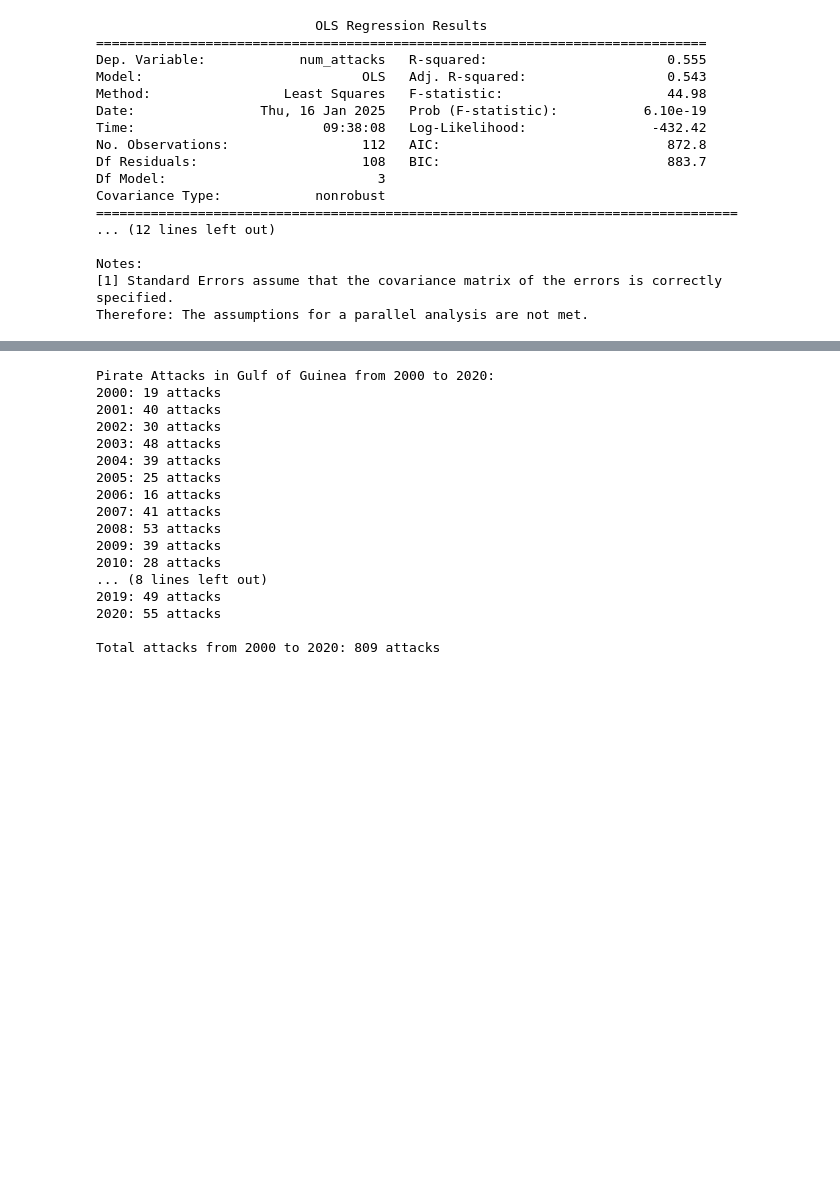
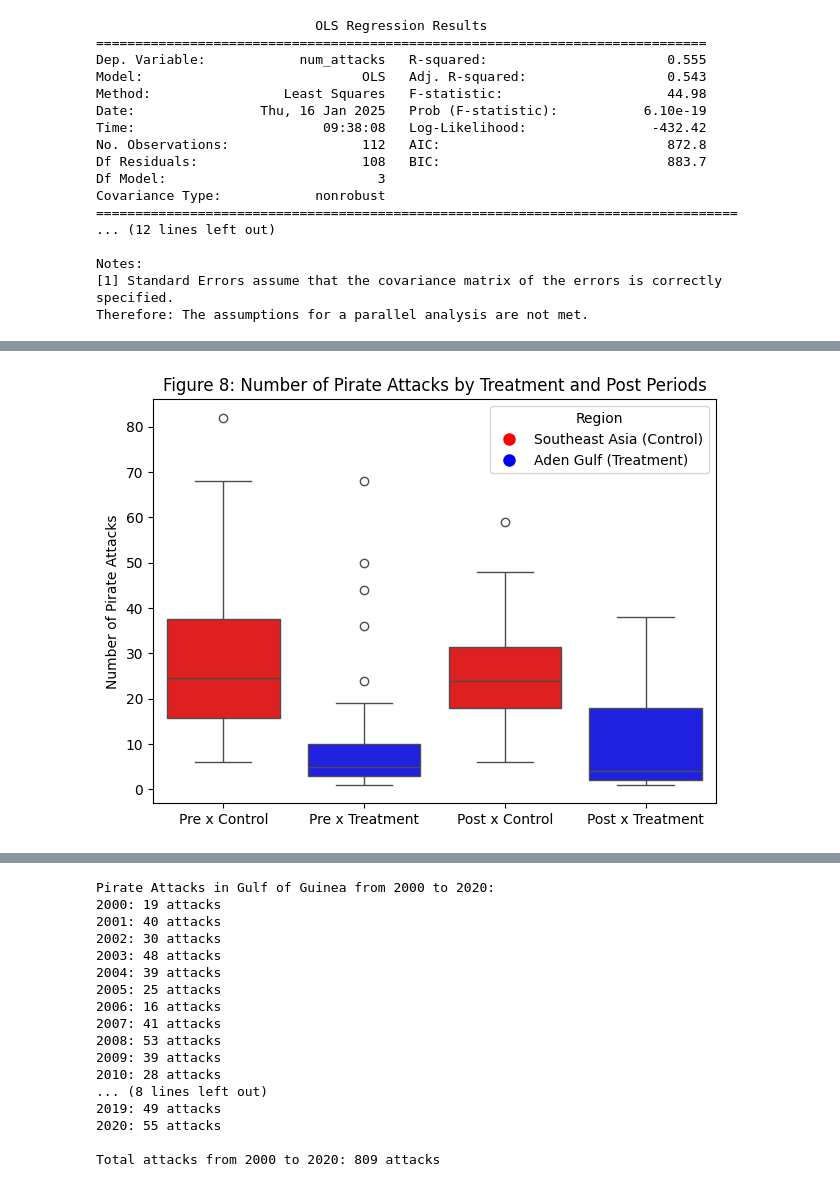
Before and after one commit to yuhengding1206/QM2-Group-Project-250120, a Jupyter notebook: QM2 group project.ipynb, the cells around one changed output, grey strips where cells are left out. Cells and saved outputs as stored; diff of their text form; code cells hidden in the pictures; blank space fills up the shorter version.

```diff
--- a/QM2 group project.ipynb
+++ b/QM2 group project.ipynb
@@ -685,0 +591,78 @@ Notes:
+# %%
+# Differences in differences analysis for Aden Gulf and Southeast Asia: (Completed)
+
+import pandas as pd
+import requests
+from io import StringIO
+import numpy as np
+import matplotlib.pyplot as plt
+import seaborn as sns
+from statsmodels.formula.api import ols
+
+# Load data
+url = 'https://github.com/newzealandpaul/Maritime-Pirate-Attacks/raw/main/data/csv/pirate_attacks.csv'
+response = requests.get(url)
+data = StringIO(response.text)
+df = pd.read_csv(data)
+
+# Ensure 'date' column is datetime
+df['date'] = pd.to_datetime(df['date'])
+
+# Filter data for the relevant time period
+start_date = '1993-01-01'
+end_date = '2020-12-31'  # Updated to include data until the end of 2020
+df = df[(df['date'] >= start_date) & (df['date'] <= end_date)]
+
+# Define treatment and control groups
+# Treatment group: Aden Gulf (Yemen and Somalia)
+# Control group: Southeast Asia (specific countries)
+df['treatment'] = np.where(df['nearest_country'].isin(['YEM', 'SOM', 'ERI', 'DJI']), 1,
+                            np.where(df['nearest_country'].isin(['PHL', 'VNM', 'KHM', 'THA', 'MYS', 'IDN', 'SGP']), 0, np.nan))
+
+# Remove rows where treatment is NaN (not in either group)
+df = df.dropna(subset=['treatment'])
+
+# Create quarter variable
+df['quarter'] = df['date'].dt.to_period('Q')  # Create period-based quarter
+agg_df = df.groupby(['quarter', 'treatment']).size().reset_index(name='num_attacks')
+
+# Convert 'quarter' to string for plotting
+agg_df['quarter'] = agg_df['quarter'].astype(str)
+
+# Create 'post' variable:
+agg_df['post'] = np.where((agg_df['quarter'] >= '2010Q1') & (agg_df['quarter'] <= '2020Q4'), 1, 0)
+agg_df['post_treatment'] = agg_df['post'] * agg_df['treatment']
+
+# Run DID regression
+did_model = ols('num_attacks ~ post + treatment + post_treatment', data=agg_df).fit()
+print(did_model.summary())
+
+# Visualize boxplot for pre and post periods by treatment group
+agg_df['category'] = agg_df['treatment'].astype(str) + agg_df['post'].astype(str)
+
+# Define colors for each group
+palette = {0: 'red', 1: 'blue'}  # Control group in red, Treatment group in blue
+
+# Use agg_df for the boxplot data
+sns.boxplot(x='category', y='num_attacks', hue='treatment', data=agg_df, palette=palette).set_xticklabels(
+    ['Pre x Control', 'Pre x Treatment', 'Post x Control', 'Post x Treatment']
+)
+
+plt.title('Figure 8: Number of Pirate Attacks by Treatment and Post Periods')
+plt.xlabel('')
+plt.ylabel('Number of Pirate Attacks')
+
+# Custom legend to match colors
+handles = [plt.Line2D([0], [0], marker='o', color='w', label='Southeast Asia (Control)',
+                       markerfacecolor='red', markersize=10),
+           plt.Line2D([0], [0], marker='o', color='w', label='Aden Gulf (Treatment)',
+                       markerfacecolor='blue', markersize=10)]
+plt.legend(handles=handles, title='Region')  # Use custom handles for the legend
+
+plt.tight_layout()
+plt.show()
+
+# The regression was using df instead of agg_df, which has 'post', 'treatment', 'post_treatment', and 'num_attacks'
+df_model = ols('num_attacks ~ post + treatment + post_treatment', data=agg_df).fit()
+print(df_model.summary())
+# %% [output]
@@ -685,0 +686 @@ Notes:
+[figure, added]
```
Also changed, not shown: parts of 10 cells of this notebook.
